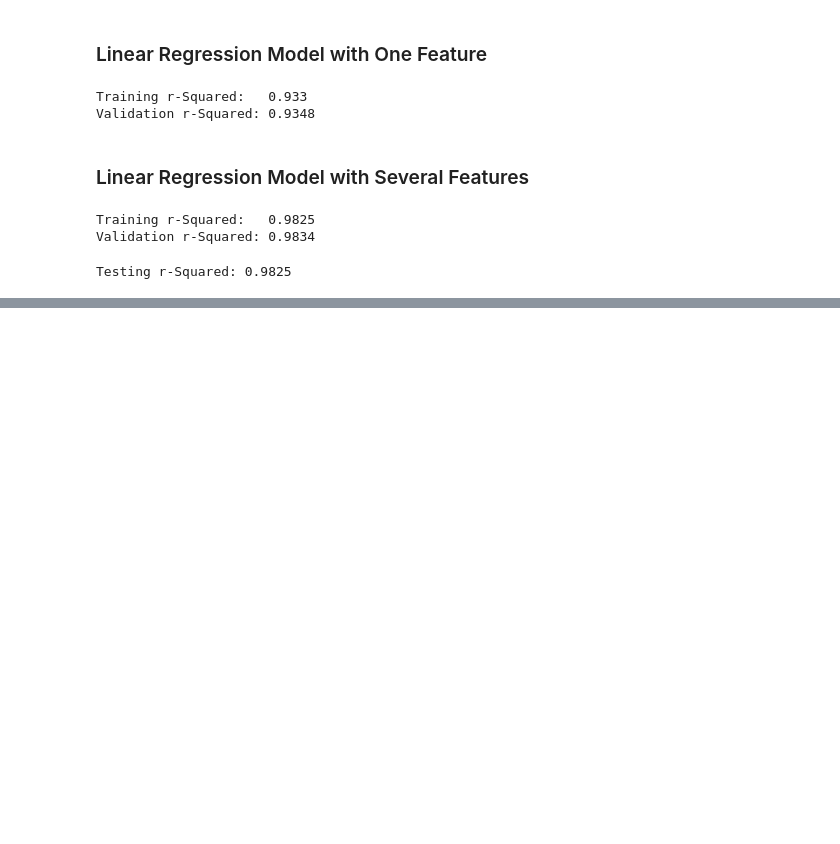
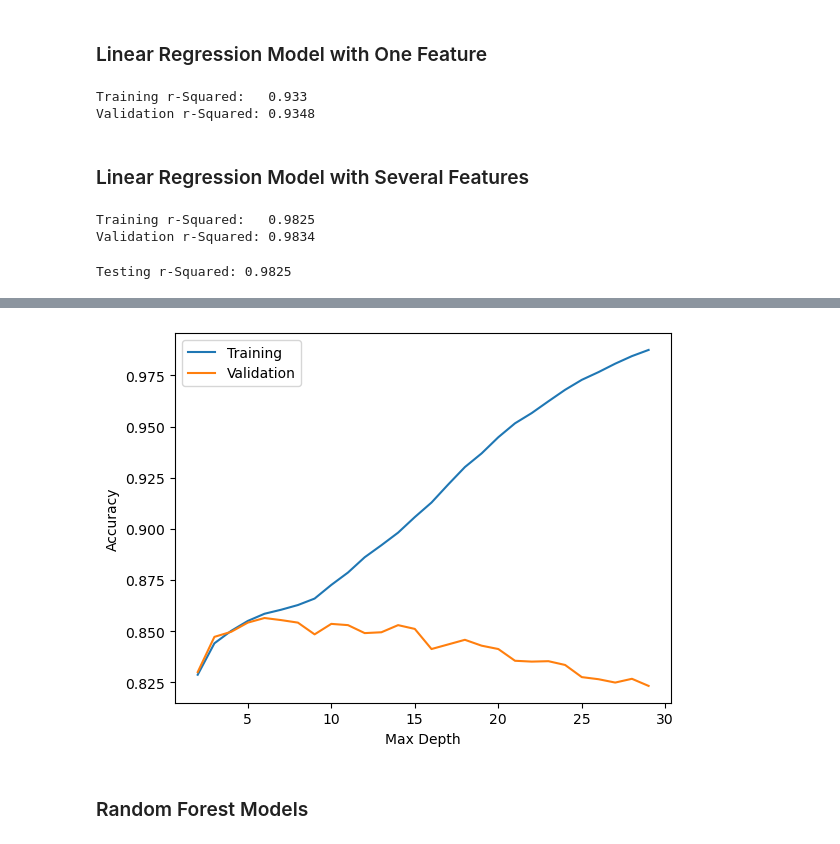
Before and after one commit to slylockfox/Maryville-DSCI-503-2, a Jupyter notebook: HW_08_Snyder.ipynb, the cells around one changed output, grey strips where cells are left out. Cells and saved outputs as stored; diff of their text form; code cells hidden in the pictures; blank space fills up the shorter version.

```diff
--- a/HW_08_Snyder.ipynb
+++ b/HW_08_Snyder.ipynb
@@ -142,0 +225,13 @@ Testing r-Squared: 0.9825
+# %%
+# Use train_test_split() to split the data into training and holdout sets using an 70/30 split.
+# Name the resulting arrays X2_train, X2_hold, y2_train, and y2_hold. Set random state=1. Use stratified sampling.
+X2_train, X2_hold, y2_train, y2_hold = train_test_split(X2, y2, test_size = 0.3, random_state=1, stratify=y2)
+
+# Use train_test_split() to split the holdout data into validation and test sets using a 50/50 split.
+# Name the resulting arrays X2_valid, X2_test, y2_valid, and y2_test. Set random state=1. Use stratified sampling.
+X2_valid, X2_test, y2_valid, y2_test = train_test_split(X2_hold, y2_hold, test_size = 0.5, random_state=1, stratify=y2_hold)
+
+# Print the shapes of X2_train, X2_valid, and X2_test with messages as shown below.
+print (f'Training Features Shape:   {X2_train.shape}')
+print (f'Validation Features Shape: {X2_valid.shape}')
+print (f'Test Features Shape:       {X2_test.shape}')
@@ -142,0 +244,13 @@ Testing r-Squared: 0.9825
+# %%
+# Create a logistic regression model named lr_mod setting solver='lbfgs', and max_iter=1000. Set penalty='none', unless that results in an error, in which case, set C=10e1000.
+lr_mod = LogisticRegression(solver='lbfgs', max_iter=1000, C=10e1000)  # not using penalty=None
+
+# Fit your model to the training data.
+lr_mod.fit(X2_train, y2_train)
+
+# Calculate the training and validation accuracy with messages as shown below. Round the scores to 4 decimal places.
+train_r2 = lr_mod.score(X2_train, y2_train)
+valid_r2 = lr_mod.score(X2_valid, y2_valid)
+
+print (f'Training Accuracy:   {round(train_r2, 4)}')
+print (f'Validation Accuracy: {round(valid_r2, 4)}')
@@ -142,0 +309,19 @@ Testing r-Squared: 0.9825
+# %%
+# Create a figure with two line plots on the same set of axes. One line plot should plot values of dt_train_acc against depth_range
+# The plot should contain a legend with two items that read "Training"
+plt.plot(depth_range, dt_train_acc, label='Training')
+
+# and the other should plot values of dt_valid_acc against depth_range.
+# and "Validation".
+plt.plot(depth_range, dt_valid_acc, label='Validation')
+plt.legend()
+
+# The x-axis should be labeled "Max Depth" and the y-axis should be labeled "Accuracy".
+plt.xlabel('Max Depth')
+plt.ylabel('Accuracy')
+
+plt.show()
+# %% [output]
+[figure, added]
+# %% [markdown]
+### Random Forest Models
```
Also changed, not shown: parts of 17 cells of this notebook.
